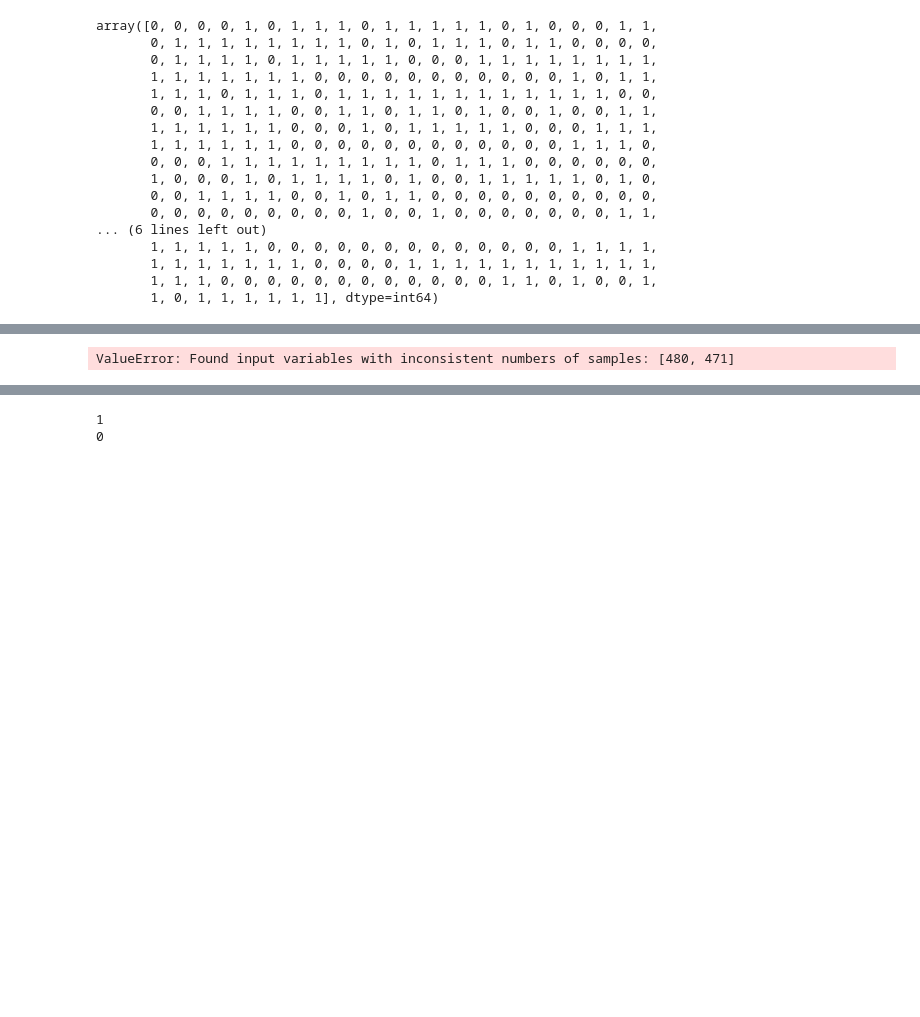
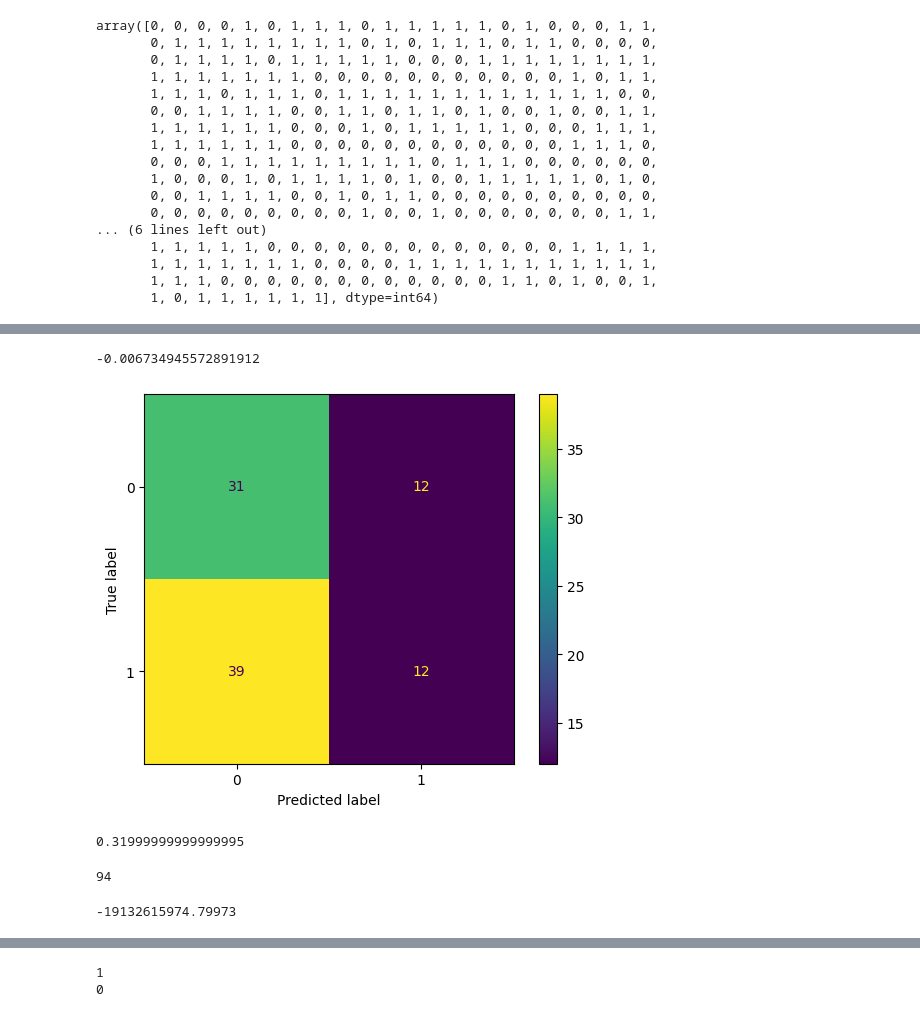
Before and after one commit to Marinku099/Sci-project-m5, a Jupyter notebook: Depressed_DataClustering.ipynb, the cells around one changed output, grey strips where cells are left out. Saved outputs shown, nothing was run; the diff lists cells and outputs as text; code cells hidden in the pictures; blank space fills up the shorter version.

Commit message:
Data-Clustering RESULT-f1, convMat

```diff
--- a/Depressed_DataClustering.ipynb
+++ b/Depressed_DataClustering.ipynb
@@ -98,7 +96,7 @@ images_score = np.column_stack((flattened_images, features))
 images_score = np.column_stack((flattened_images, features))
 # %%
 # analyze with images only
-images_score = flattened_images
+#images_score = flattened_images
 # %%
 images_score
 # %% [output]
@@ -188,4 +191,27 @@ from sklearn.metrics.cluster import adjusted_mutual_info_score
-# %%
-adjusted_mutual_info_score(df['DEP'], image_cluster['clusterid'])
-# %% [output]
-ValueError: Found input variables with inconsistent numbers of samples: [480, 471]
+# %%
+Ypred = kmeans.predict(X_test)
+# %%
+adjusted_mutual_info_score(y_test, Ypred)
+# %% [output]
+-0.006734945572891912
+# %%
+cm = confusion_matrix(y_test, Ypred)
+disp = ConfusionMatrixDisplay(confusion_matrix=cm)
+disp.plot()
+plt.show()
+# %% [output]
+[figure, added]
+# %%
+f1_score(y_test, Ypred)
+# %% [output]
+0.31999999999999995
+# %%
+len(y_test)
+# %% [output]
+94
+# %%
+train_acc = kmeans.score(X_train, y_train)
+test_acc = kmeans.score(X_test, y_test)
+test_acc
+# %% [output]
+-19132615974.79973
```
Also changed, not shown: parts of 11 cells of this notebook, 2 other files.
